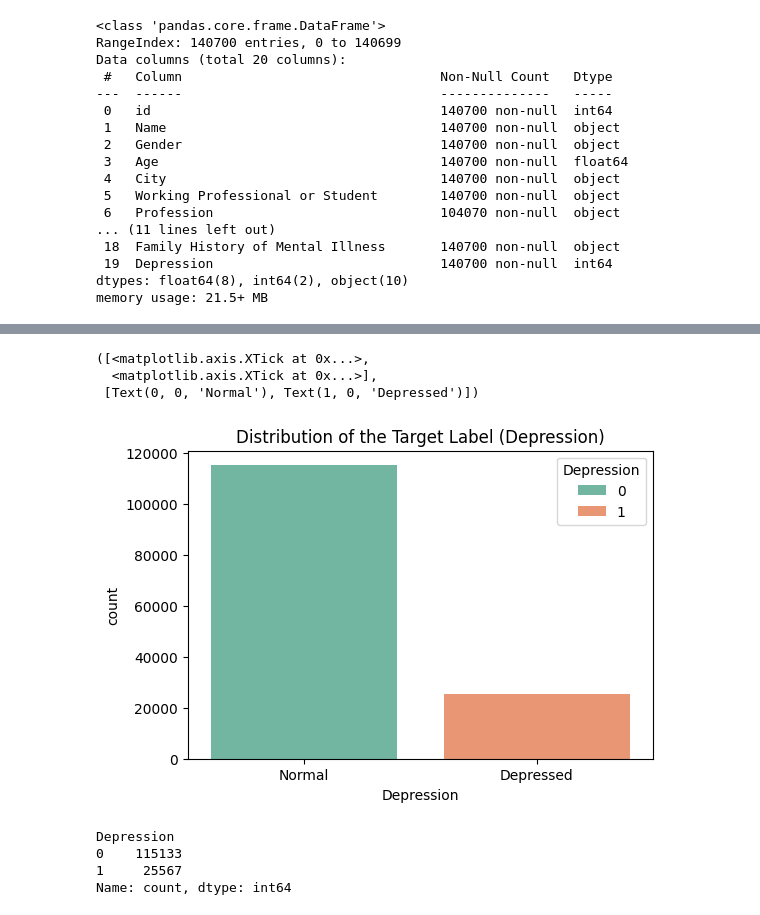
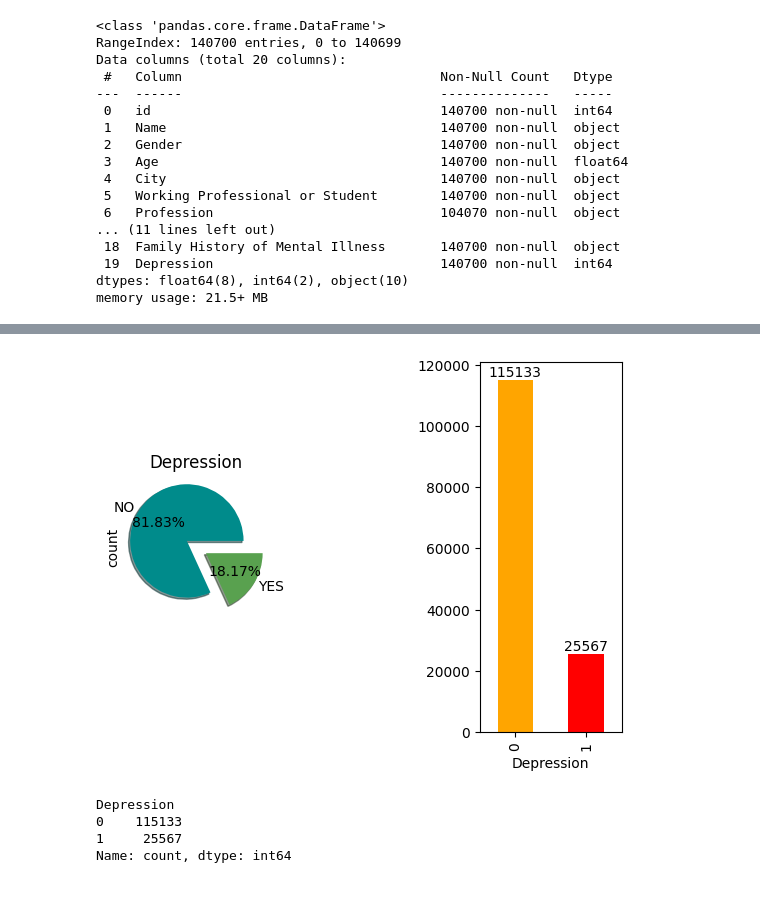
Before and after one commit to tomlas32/Machine_Learning_Notebooks, a Jupyter notebook: model_1_kaggle_submission.ipynb, the cells around one changed output, grey strips where cells are left out. Saved outputs shown, nothing was run; the diff lists cells and outputs as text; code cells hidden in the pictures.

Commit message:
feature: imporved data visualization

```diff
--- a/model_1_kaggle_submission.ipynb
+++ b/model_1_kaggle_submission.ipynb
@@ -209,16 +209,22 @@ df.describe()
 | 50% | 70349.500000 | 42.000000 | 3.000000 | 3.000000 | 7.770000 | 3.000000 | 3.000000 | ... |
 | 75% | 105524.250000 | 51.000000 | 4.000000 | 4.000000 | 8.920000 | 4.000000 | 4.000000 | ... |
 | max | 140699.000000 | 60.000000 | 5.000000 | 5.000000 | 10.000000 | 5.000000 | 5.000000 | ... |
-# %%
-plt.figure(figsize=(6, 4))
-plt.title("Distribution of the Target Label (Depression)")
-sns.countplot(x="Depression", data=df, palette="Set2", hue="Depression")
-plt.xticks([0,1], ["Normal", "Depressed"])
-# %% [output]
-([<matplotlib.axis.XTick at 0x...>,
-  <matplotlib.axis.XTick at 0x...>],
- [Text(0, 0, 'Normal'), Text(1, 0, 'Depressed')])
-[figure, removed]
+# %%
+plt.subplot(1,2,1)
+colors = ['#008B8B', '#59a14f', '#bababa']
+labels =['NO','YES']
+df["Depression"].value_counts().plot.pie(explode=[0.2, 0.2],labels = labels,colors = colors,autopct = '%1.2f%%',shadow = True)
+plt.title('Depression')
+
+plt.subplot(1,2,2)
+plot = df["Depression"].value_counts().plot(kind ='bar',color = ['orange','red'])
+for i in plot.containers:
+    plot.bar_label(i)
+
+plt.subplots_adjust(wspace=1.5)
+plt.show()
+# %% [output]
+[figure, added]
 # %%
 df["Depression"].value_counts()
 # %% [output]
```
Also changed, not shown: parts of 7 cells of this notebook.
